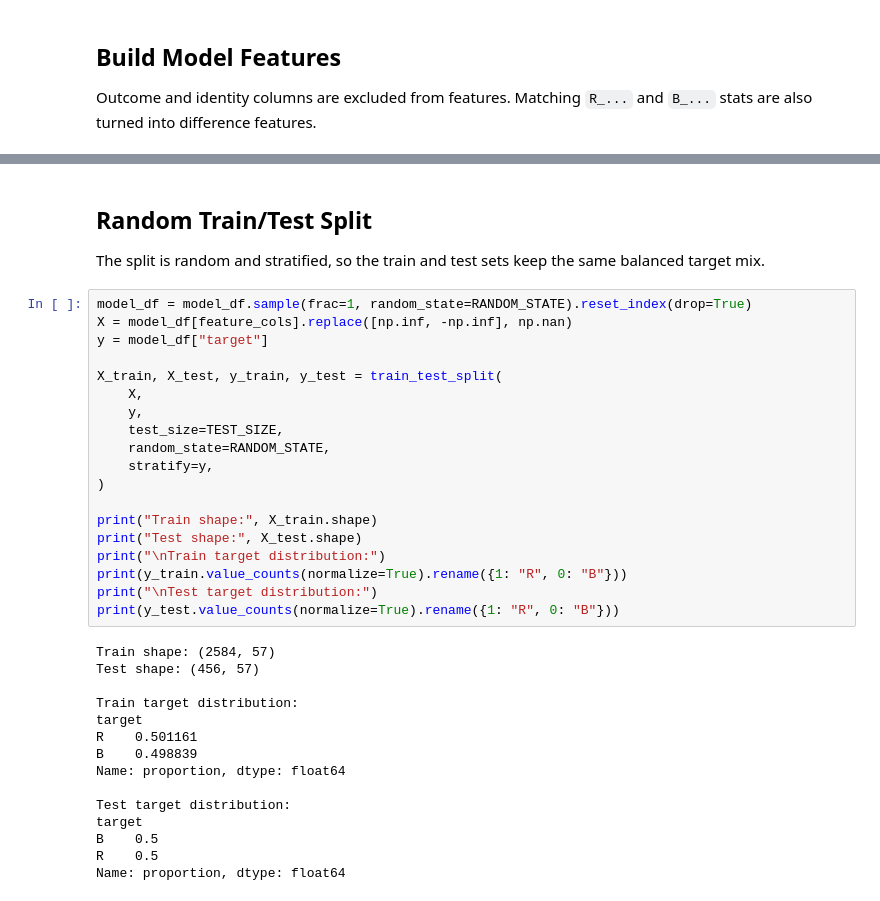
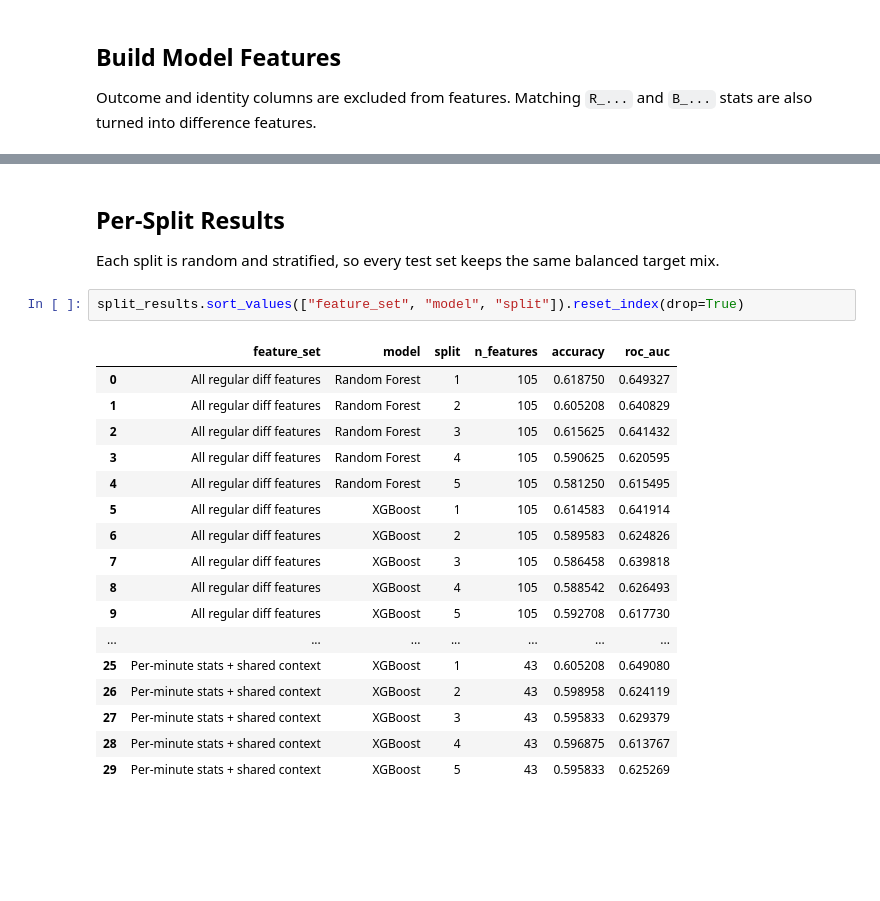
Before and after one commit to DreamingBlues/UFC-Predictions, a Jupyter notebook: winner/base_prediction.ipynb, the cells around one changed output, grey strips where cells are left out. Drawn from its saved outputs; the diff is of its cells as text; blank space fills up the shorter version.

```diff
--- a/winner/base_prediction.ipynb
+++ b/winner/base_prediction.ipynb
@@ -328,39 +368,25 @@ Selected feature count: 57
 # %% [markdown]
-## Random Train/Test Split
+## Per-Split Results
 
-The split is random and stratified, so the train and test sets keep the same balanced target mix.
+Each split is random and stratified, so every test set keeps the same balanced target mix.
 # %%
-model_df = model_df.sample(frac=1, random_state=RANDOM_STATE).reset_index(drop=True)
-X = model_df[feature_cols].replace([np.inf, -np.inf], np.nan)
-y = model_df["target"]
-
-X_train, X_test, y_train, y_test = train_test_split(
-    X,
-    y,
-    test_size=TEST_SIZE,
-    random_state=RANDOM_STATE,
-    stratify=y,
-)
-
-print("Train shape:", X_train.shape)
-print("Test shape:", X_test.shape)
-print("\nTrain target distribution:")
-print(y_train.value_counts(normalize=True).rename({1: "R", 0: "B"}))
-print("\nTest target distribution:")
-print(y_test.value_counts(normalize=True).rename({1: "R", 0: "B"}))
+split_results.sort_values(["feature_set", "model", "split"]).reset_index(drop=True)
 # %% [output]
-Train shape: (2584, 57)
-Test shape: (456, 57)
-
-Train target distribution:
-target
-R    0.501161
-B    0.498839
-Name: proportion, dtype: float64
-
-Test target distribution:
-target
-B    0.5
-R    0.5
-Name: proportion, dtype: float64
+|  | feature_set | model | split | n_features | accuracy | roc_auc |
+| 0 | All regular diff features | Random Forest | 1 | 105 | 0.618750 | 0.649327 |
+| 1 | All regular diff features | Random Forest | 2 | 105 | 0.605208 | 0.640829 |
+| 2 | All regular diff features | Random Forest | 3 | 105 | 0.615625 | 0.641432 |
+| 3 | All regular diff features | Random Forest | 4 | 105 | 0.590625 | 0.620595 |
+| 4 | All regular diff features | Random Forest | 5 | 105 | 0.581250 | 0.615495 |
+| 5 | All regular diff features | XGBoost | 1 | 105 | 0.614583 | 0.641914 |
+| 6 | All regular diff features | XGBoost | 2 | 105 | 0.589583 | 0.624826 |
+| 7 | All regular diff features | XGBoost | 3 | 105 | 0.586458 | 0.639818 |
+| 8 | All regular diff features | XGBoost | 4 | 105 | 0.588542 | 0.626493 |
+| 9 | All regular diff features | XGBoost | 5 | 105 | 0.592708 | 0.617730 |
+| ... | ... | ... | ... | ... | ... | ... |
+| 25 | Per-minute stats + shared context | XGBoost | 1 | 43 | 0.605208 | 0.649080 |
+| 26 | Per-minute stats + shared context | XGBoost | 2 | 43 | 0.598958 | 0.624119 |
+| 27 | Per-minute stats + shared context | XGBoost | 3 | 43 | 0.595833 | 0.629379 |
+| 28 | Per-minute stats + shared context | XGBoost | 4 | 43 | 0.596875 | 0.613767 |
+| 29 | Per-minute stats + shared context | XGBoost | 5 | 43 | 0.595833 | 0.625269 |
 # %%
```
Also changed, not shown: parts of 8 cells of this notebook, 22 other files.
